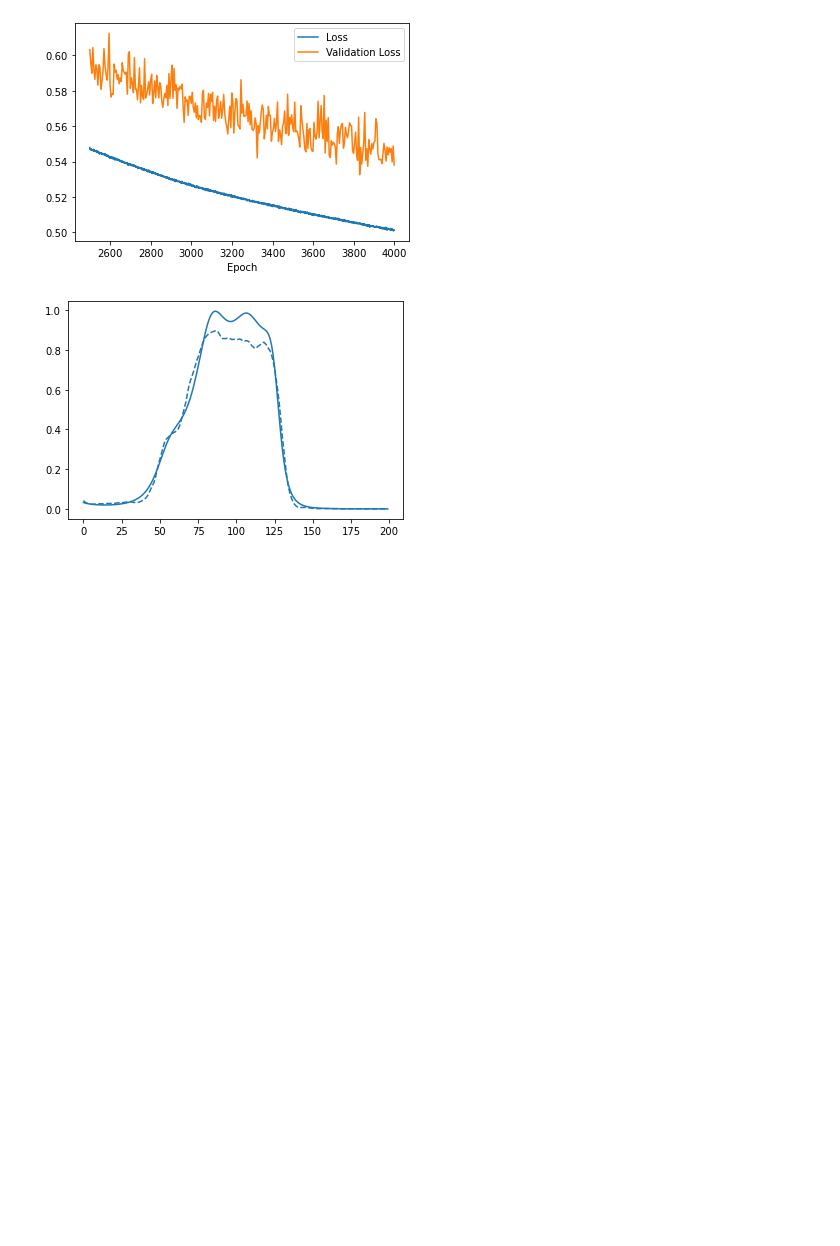
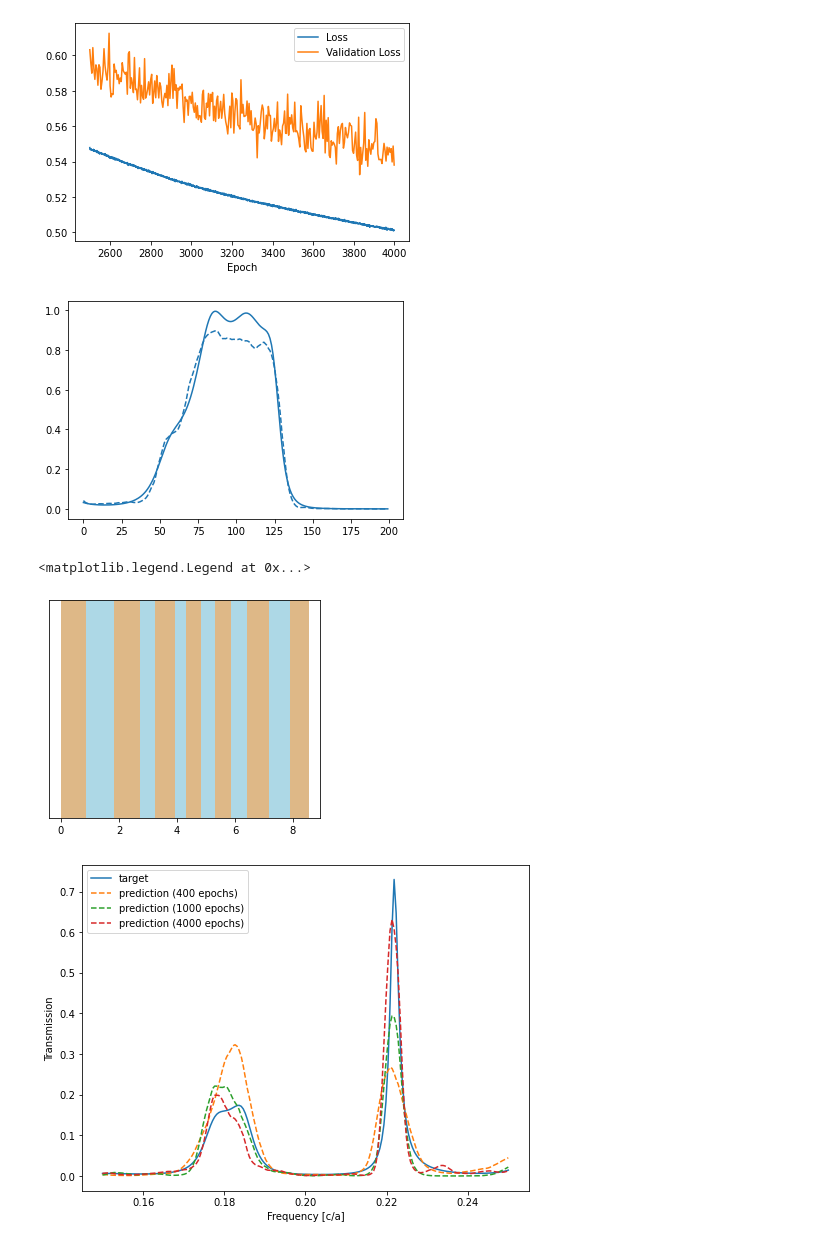
Before and after one commit to FiodarM/InvDesignNet, a Jupyter notebook: forward_model.ipynb, the cells around one changed output. Drawn from its saved outputs; the diff is of its cells as text; code cells hidden in the pictures; blank space fills up the shorter version.

Commit message:
Add response plots.

```diff
--- a/forward_model.ipynb
+++ b/forward_model.ipynb
@@ -101,3 +102,52 @@ for o, r in zip(dnn_responses, responses):
     plt.plot(r, '-', color=line.get_color())
 # %% [output]
 [figure]
+# %%
+load_dir = 'forward_model'
+def loss(y_true, y_pred):
+    return n_freqs * keras.losses.mse(y_true, y_pred)
+
+fmodel400 = keras.models.load_model(
+    os.path.join(load_dir, 'Arch4_Epochs400_Adam0001_Sigmoid.h5'),
+    custom_objects={'loss': loss})
+fmodel1000 = keras.models.load_model(
+    os.path.join(load_dir, 'Arch4_Epochs1000_Adam0001_Sigmoid.h5'),
+    custom_objects={'loss': loss})
+fmodel2500 = keras.models.load_model(
+    os.path.join(load_dir, 'Arch4_Epochs2500_Adam0001_Sigmoid.h5'),
+    custom_objects={'loss': loss})
+fmodel4000 = keras.models.load_model(
+    os.path.join(load_dir, 'Arch4_Epochs4000_Adam0001_Sigmoid.h5'),
+    custom_objects={'loss': loss})
+# %%
+seed = 8
+np.random.seed(seed)
+
+epsilon_Si = 13.491
+epsilon_SiO2 = 2.085136
+n_freqs = 200
+freqs = np.linspace(0.15, 0.25, n_freqs)
+n_grating_layers = 15
+
+D = np.random.random_sample((1, n_grating_layers))
+gr = Grating(epsilon_Si, epsilon_SiO2, D[0])
+
+# plot grating design and save file
+gr.plot()
+# plt.savefig('grating_seed{}.png'.format(seed), dpi=200)
+
+# plot target and prediction responses and save file
+fig, ax = plt.subplots(figsize=(8,6))
+line, = ax.plot(freqs, gr.transmittivity(freqs), label='target')
+ax.plot(freqs, fmodel400(D)[0].numpy(), '--', label='prediction (400 epochs)')  #color=line.get_color()
+ax.plot(freqs, fmodel1000(D)[0].numpy(), '--', label='prediction (1000 epochs)')
+# ax.plot(freqs, fmodel2500(D)[0].numpy(), '--', label='prediction (2500 epochs)')
+ax.plot(freqs, fmodel4000(D)[0].numpy(), '--', label='prediction (4000 epochs)')
+ax.set_xlabel('Frequency [c/a]')
+ax.set_ylabel('Transmission')
+ax.legend()
+# plt.savefig('forward_model_seed{}.png'.format(seed), dpi=200)
+# %% [output]
+<matplotlib.legend.Legend at 0x...>
+[figure, added]
+[figure, added]
```
Also changed, not shown: parts of 1 cell of this notebook.
